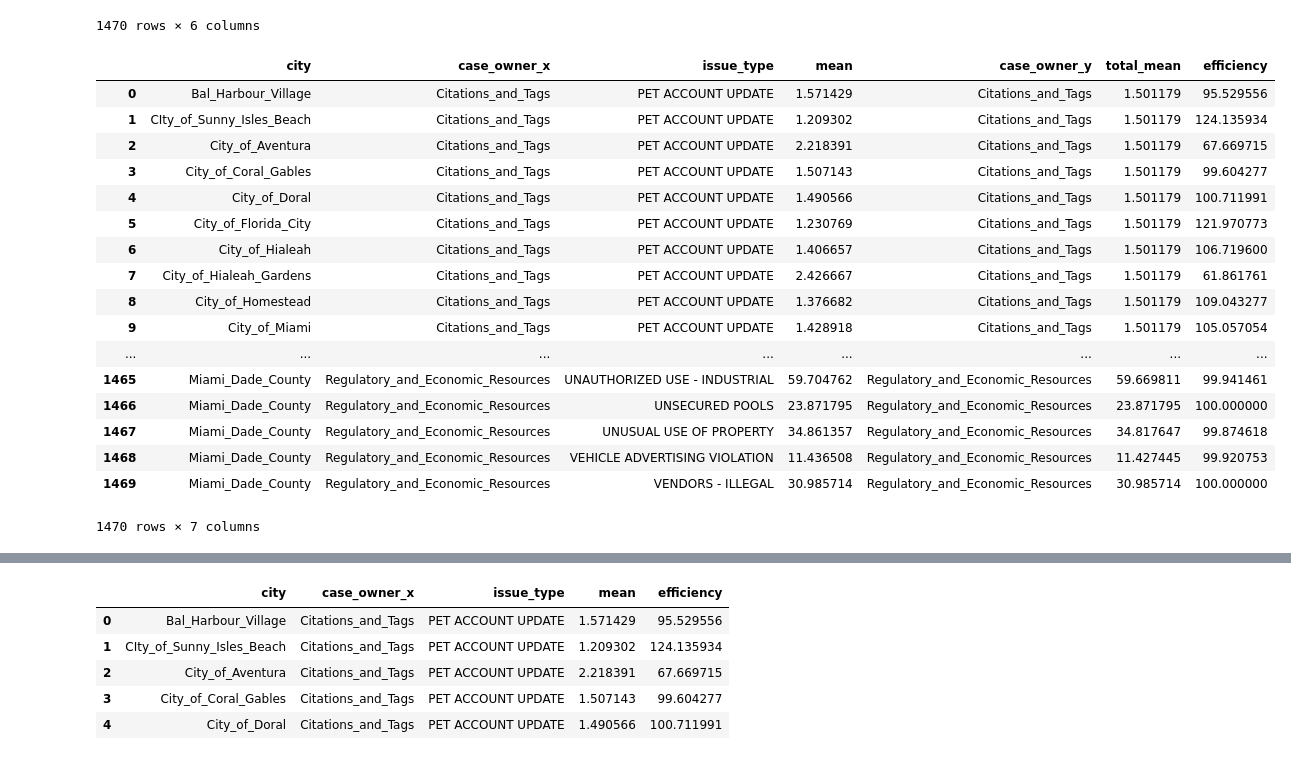
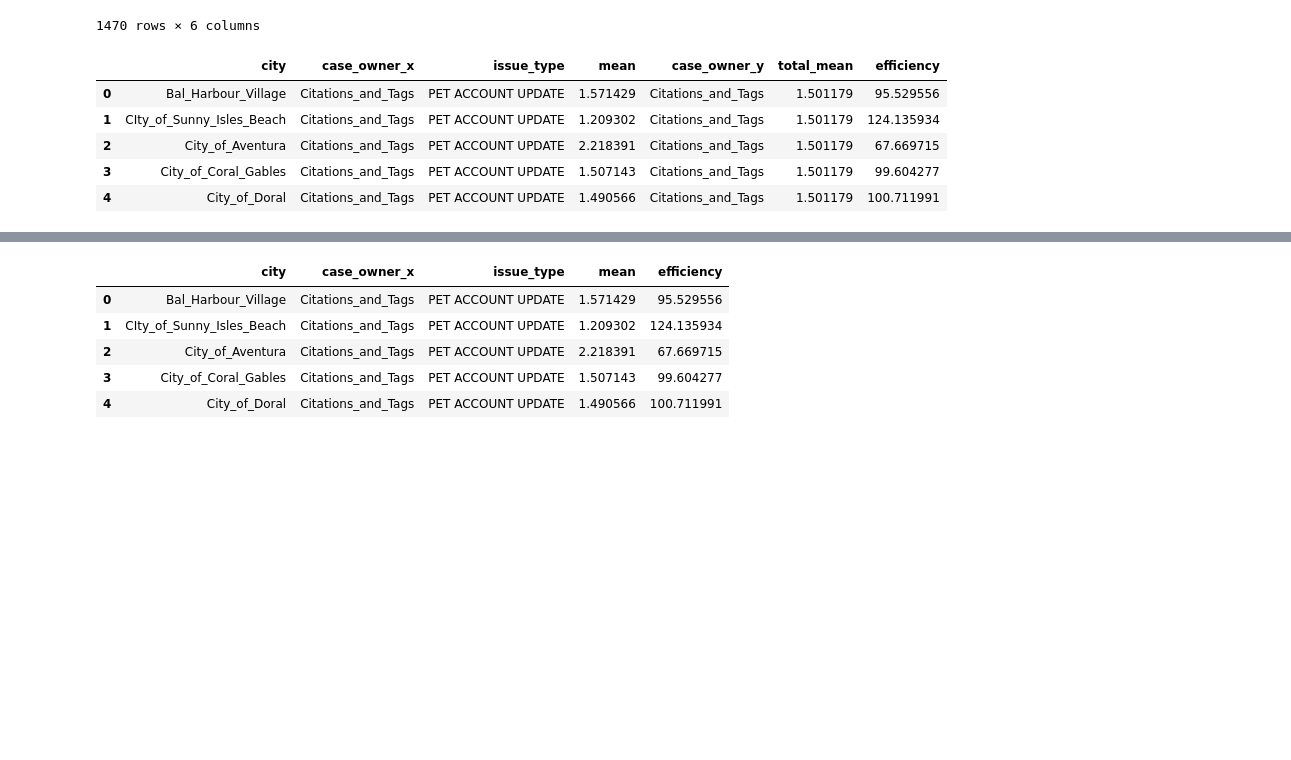
Before and after one commit to Gan001/dataviz-project-two, a Jupyter notebook: Efficiency_calc.ipynb, the cells around one changed output, grey strips where cells are left out. Cells and saved outputs as stored; diff of their text form; code cells hidden in the pictures; blank space fills up the shorter version.

```diff
--- a/Efficiency_calc.ipynb
+++ b/Efficiency_calc.ipynb
@@ -107,8 +103,9 @@ df_reset.head()
 | 4 | Bal_Harbour_Village | Enforcement_Section-3-36 | INJURED ANIMAL | 1.0 | 0.000000 | NaN | 0.0 | 0.0 | 0.0 | 0.0 | ... |
 # %%
 df_drop = df_reset[['city', 'case_owner', 'issue_type', 'mean']]
-city_df = df_drop.dropna()
+#city_df = df_drop.dropna()
 city_df.head()
+#city_df.isna().any()
 # %% [output]
 |  | city | case_owner | issue_type | mean |
 | 0 | Bal_Harbour_Village | Citations_and_Tags | ANIMAL SERVICES DOG TAG | 0.000000 |
@@ -374,26 +352,14 @@ merge_no_zero
 merge_no_zero['efficiency'] = (merge_no_zero['total_mean'] / merge_no_zero['mean']) * 100
 # %%
 #preview
-merge_no_zero
+merge_no_zero.head()
 # %% [output]
 |  | city | case_owner_x | issue_type | mean | case_owner_y | total_mean | efficiency |
 | 0 | Bal_Harbour_Village | Citations_and_Tags | PET ACCOUNT UPDATE | 1.571429 | Citations_and_Tags | 1.501179 | 95.529556 |
 | 1 | CIty_of_Sunny_Isles_Beach | Citations_and_Tags | PET ACCOUNT UPDATE | 1.209302 | Citations_and_Tags | 1.501179 | 124.135934 |
 | 2 | City_of_Aventura | Citations_and_Tags | PET ACCOUNT UPDATE | 2.218391 | Citations_and_Tags | 1.501179 | 67.669715 |
 | 3 | City_of_Coral_Gables | Citations_and_Tags | PET ACCOUNT UPDATE | 1.507143 | Citations_and_Tags | 1.501179 | 99.604277 |
 | 4 | City_of_Doral | Citations_and_Tags | PET ACCOUNT UPDATE | 1.490566 | Citations_and_Tags | 1.501179 | 100.711991 |
-| 5 | City_of_Florida_City | Citations_and_Tags | PET ACCOUNT UPDATE | 1.230769 | Citations_and_Tags | 1.501179 | 121.970773 |
-| 6 | City_of_Hialeah | Citations_and_Tags | PET ACCOUNT UPDATE | 1.406657 | Citations_and_Tags | 1.501179 | 106.719600 |
-| 7 | City_of_Hialeah_Gardens | Citations_and_Tags | PET ACCOUNT UPDATE | 2.426667 | Citations_and_Tags | 1.501179 | 61.861761 |
-| 8 | City_of_Homestead | Citations_and_Tags | PET ACCOUNT UPDATE | 1.376682 | Citations_and_Tags | 1.501179 | 109.043277 |
-| 9 | City_of_Miami | Citations_and_Tags | PET ACCOUNT UPDATE | 1.428918 | Citations_and_Tags | 1.501179 | 105.057054 |
-| ... | ... | ... | ... | ... | ... | ... | ... |
-| 1465 | Miami_Dade_County | Regulatory_and_Economic_Resources | UNAUTHORIZED USE - INDUSTRIAL | 59.704762 | Regulatory_and_Economic_Resources | 59.669811 | 99.941461 |
-| 1466 | Miami_Dade_County | Regulatory_and_Economic_Resources | UNSECURED POOLS | 23.871795 | Regulatory_and_Economic_Resources | 23.871795 | 100.000000 |
-| 1467 | Miami_Dade_County | Regulatory_and_Economic_Resources | UNUSUAL USE OF PROPERTY | 34.861357 | Regulatory_and_Economic_Resources | 34.817647 | 99.874618 |
-| 1468 | Miami_Dade_County | Regulatory_and_Economic_Resources | VEHICLE ADVERTISING VIOLATION | 11.436508 | Regulatory_and_Economic_Resources | 11.427445 | 99.920753 |
-| 1469 | Miami_Dade_County | Regulatory_and_Economic_Resources | VENDORS - ILLEGAL | 30.985714 | Regulatory_and_Economic_Resources | 30.985714 | 100.000000 |
-1470 rows × 7 columns
 # %%
 #find where mean equals total mean
 merge_no_zero.loc[(merge_no_zero['mean'] == merge_no_zero['total_mean']) & (merge_no_zero['efficiency'] == 100)]
```
Also changed, not shown: parts of 25 cells of this notebook.
